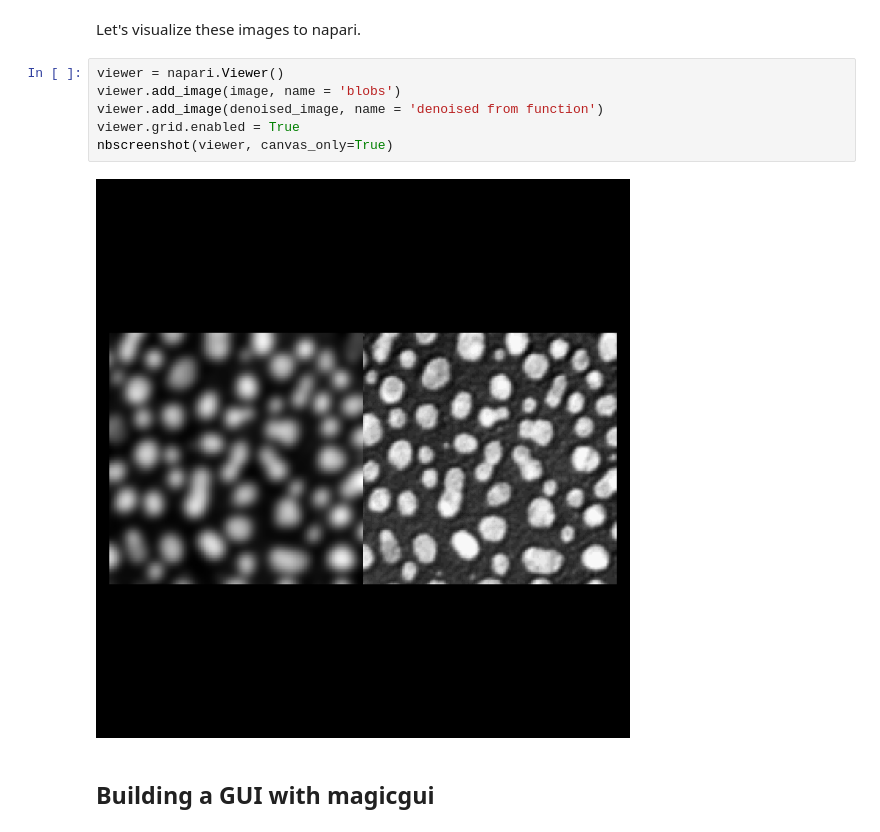
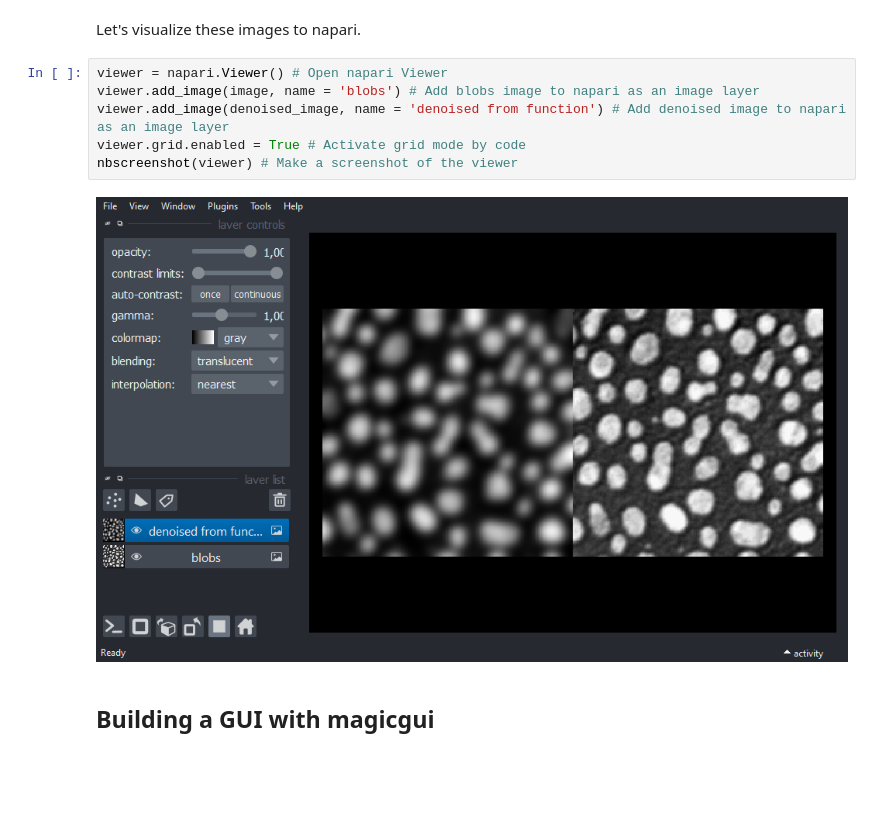
Before and after one commit to BiAPoL/Quantitative_Bio_Image_Analysis_with_Python_2022, a Jupyter notebook: docs/day4c_crafting_napari_plugins/01_creating_widgets_from_functions.ipynb, the cells around one changed output. Saved outputs shown, nothing was run; the diff lists cells and outputs as text; blank space fills up the shorter version.

```diff
--- a/docs/day4c_crafting_napari_plugins/01_creating_widgets_from_functions.ipynb
+++ b/docs/day4c_crafting_napari_plugins/01_creating_widgets_from_functions.ipynb
@@ -89,13 +89,13 @@ There is no change in functionality, we get the same result as before!
 # %% [markdown]
 Let's visualize these images to napari.
 # %%
-viewer = napari.Viewer()
-viewer.add_image(image, name = 'blobs')
-viewer.add_image(denoised_image, name = 'denoised from function')
-viewer.grid.enabled = True
-nbscreenshot(viewer, canvas_only=True)
+viewer = napari.Viewer() # Open napari Viewer
+viewer.add_image(image, name = 'blobs') # Add blobs image to napari as an image layer
+viewer.add_image(denoised_image, name = 'denoised from function') # Add denoised image to napari as an image layer
+viewer.grid.enabled = True # Activate grid mode by code
+nbscreenshot(viewer) # Make a screenshot of the viewer
 # %% [output]
-[figure, old version]
+[figure, new version]
 # %% [markdown]
 ## Building a GUI with magicgui
 # %% [markdown]
```
Also changed, not shown: parts of 10 cells of this notebook, 1 other file.
